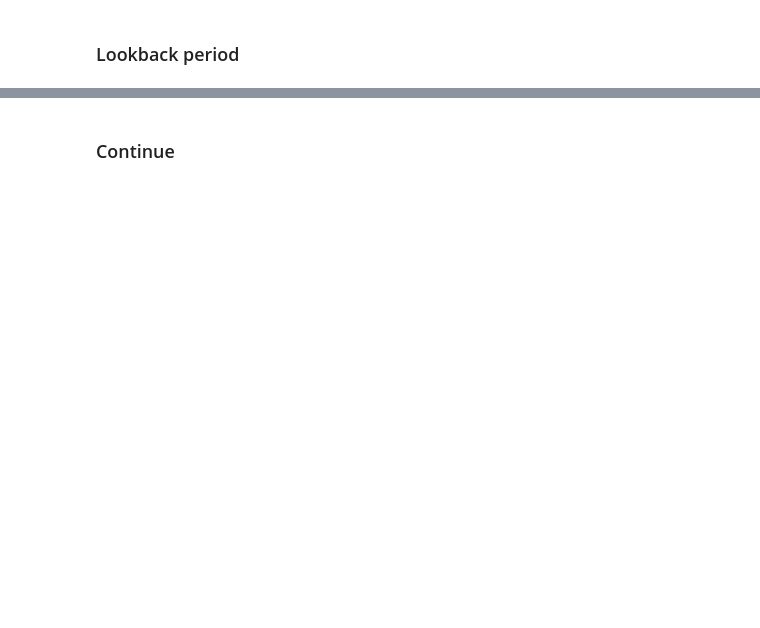
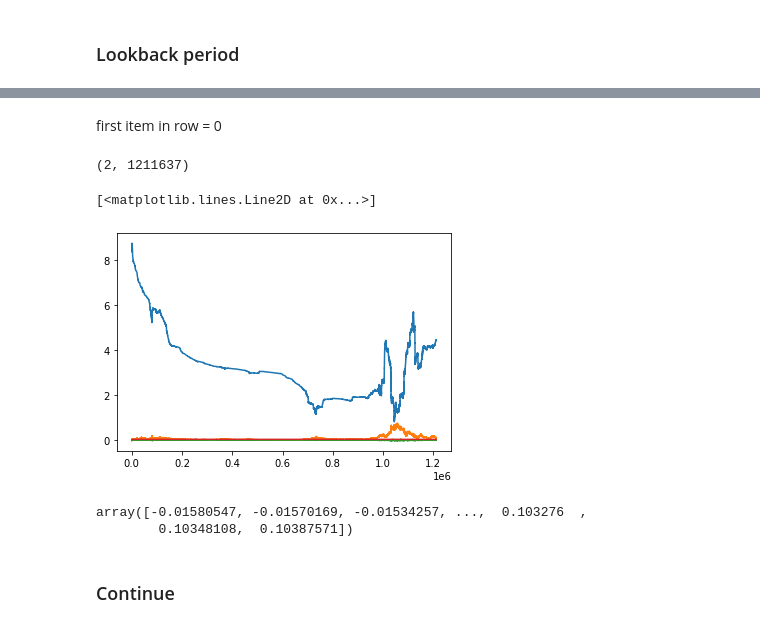
Before and after one commit to sunnymnie/bitcoin-printer, a Jupyter notebook: 3-labelling/2-kalman-filter-tate.ipynb, the cells around one changed output, grey strips where cells are left out. Saved outputs shown, nothing was run; the diff lists cells and outputs as text; code cells hidden in the pictures; blank space fills up the shorter version.

```diff
--- a/3-labelling/2-kalman-filter-tate.ipynb
+++ b/3-labelling/2-kalman-filter-tate.ipynb
@@ -82,0 +126,6 @@ spread["zscore"] = pd.Series((spread["spread"]-spread["mean"])/spread["std"])
+# %%
+delta = 0.0001  # delta=1 gives fastest change in beta, delta=0.000....1 allows no change (like traditional linear regression).
+# %%
+yhat = np.full(y.shape[0], np.nan)  # measurement prediction
+e = yhat.copy()
+Q = yhat.copy()
@@ -83,3 +150,54 @@ spread["zscore"] = pd.Series((spread["spread"]-spread["mean"])/spread["std"])
+# %% [markdown]
+first item in row = 0
+# %%
+# Initialize beta(:, 1) to zero
+beta[:, 0] = 0
+# %%
+# Given initial beta and R (and P)
+for t in tqdm( range(len(y))):
+
+    if t > 0: # runs for every t after the first one
+        beta[:, t] = beta[:, t - 1] # set beta for current t to the same as t+1 [STATE PREDICTION]
+        R = P + Vw
+
+    yhat[t] = np.dot(x[t, :], beta[:, t])
+    #    print('FIRST: yhat[t]=', yhat[t])
+
+    Q[t] = np.dot(np.dot(x[t, :], R), x[t, :].T) + Ve
+    #    print('Q[t]=', Q[t])
+
+    # Observe y(t)
+    e[t] = y[t] - yhat[t]  # measurement prediction error
+    #    print('e[t]=', e[t])
+    #    print('SECOND: yhat[t]=', yhat[t])
+
+    K = np.dot(R, x[t, :].T) / Q[t]  # Kalman gain
+    #    print(K)
+
+    beta[:, t] = beta[:, t] + np.dot(K, e[t])  # State update. Equation 3.11
+    #    print(beta[:, t])
+
+    # P=R-np.dot(np.dot(K, x[t, :]), R) # State covariance update. Euqation 3.12
+    P = R - np.dot(np.outer(K, x[t, :]), R)  # Thanks to Matthias for chaning np.dot -> np.outer!
+
+#    print(R)
+# %%
+beta.shape
+# %% [output]
+(2, 1211637)
+# %%
+plt.plot(beta[0, :])
+plt.plot(beta[1, :])
+plt.plot(e[2:])
+plt.plot(np.sqrt(Q[2:]))
+# %% [output]
+[<matplotlib.lines.Line2D at 0x...>]
+[figure, added]
+# %%
+beta[1]
+# %% [output]
+array([-0.01580547, -0.01570169, -0.01534257, ...,  0.103276  ,
+        0.10348108,  0.10387571])
 # %% [markdown]
 ### Continue
 # %%
```
Also changed, not shown: parts of 13 cells of this notebook.
